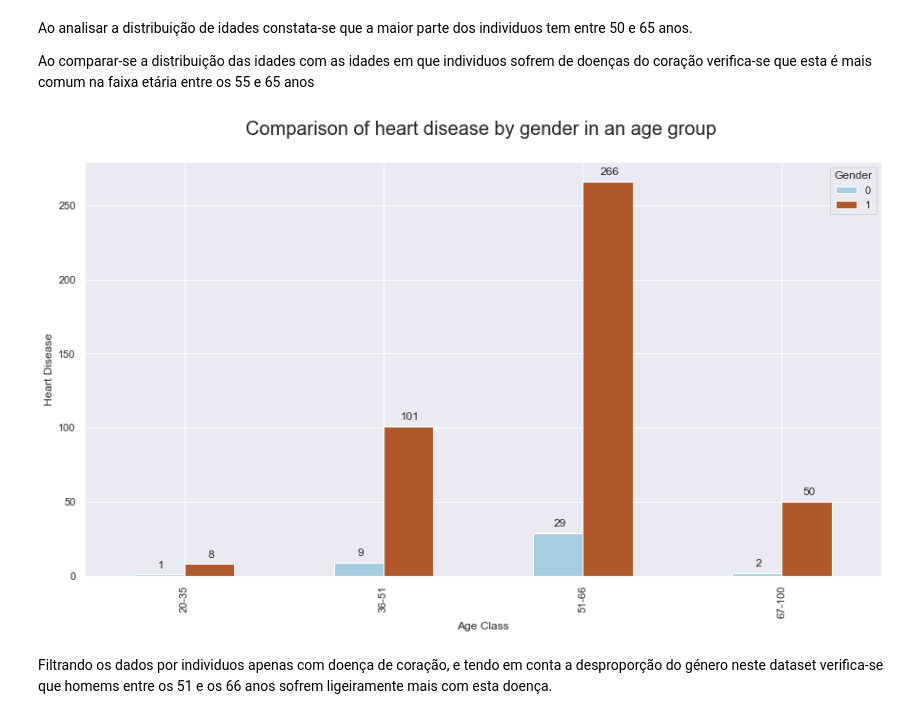
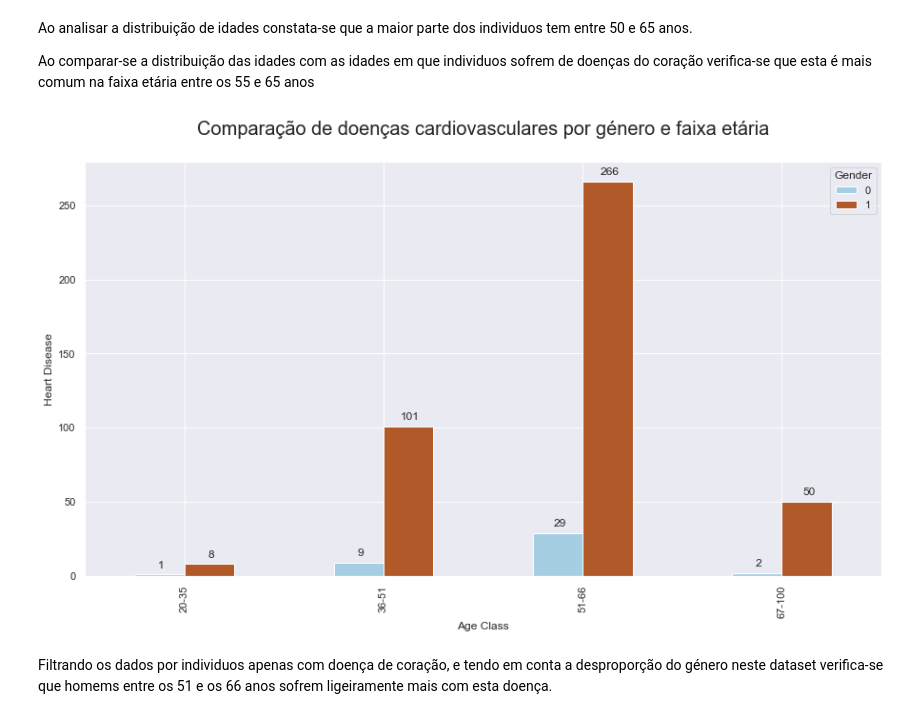
Before and after one commit to MiguelDordio/HeartDiseaseAnalysis, a Jupyter notebook: notebooks/heart_disease.ipynb, the cells around one changed output. Drawn from its saved outputs; the diff is of its cells as text; code cells hidden in the pictures.

```diff
--- a/notebooks/heart_disease.ipynb
+++ b/notebooks/heart_disease.ipynb
@@ -455,18 +461,18 @@ doenças do coração verifica-se que esta é mais comum na faixa etária entre
 # %%
 counts = df_heart_disease.groupby(['AgeClass', 'Gender']).Age.count().unstack()
 
 ax = counts.plot(kind='bar',stacked = False, colormap = 'Paired')
 
 for p in ax.patches:
         ax.annotate(np.round(p.get_height(),decimals=0).astype(np.int64), (p.get_x()+p.get_width()/2., p.get_height()), ha='center', va='center', xytext=(2, 10), textcoords='offset points')
 
 ax.set_xticklabels(['20-35','36-51','51-66','67-100'])
 plt.xlabel ('Age Class')
 plt.ylabel ('Heart Disease')
-plt.title('Comparison of heart disease by gender in an age group \n',fontsize=20)
+plt.title('Comparação de doenças cardiovasculares por género e faixa etária\n',fontsize=20)
 plt.show()
 # %% [output]
-[figure, old version]
+[figure, new version]
 # %% [markdown]
 Filtrando os dados por individuos apenas com doença de coração, e tendo em conta a desproporção do género neste dataset
 verifica-se que homems entre os 51 e os 66 anos sofrem ligeiramente mais com esta doença.
```
Also changed, not shown: parts of 68 cells of this notebook.
